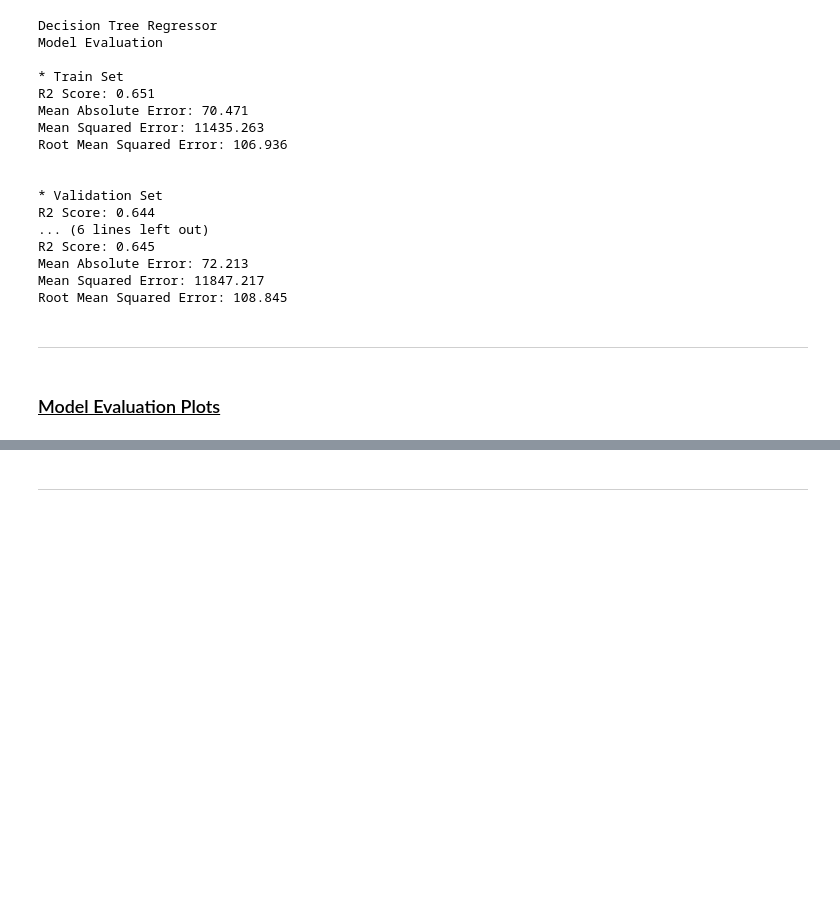
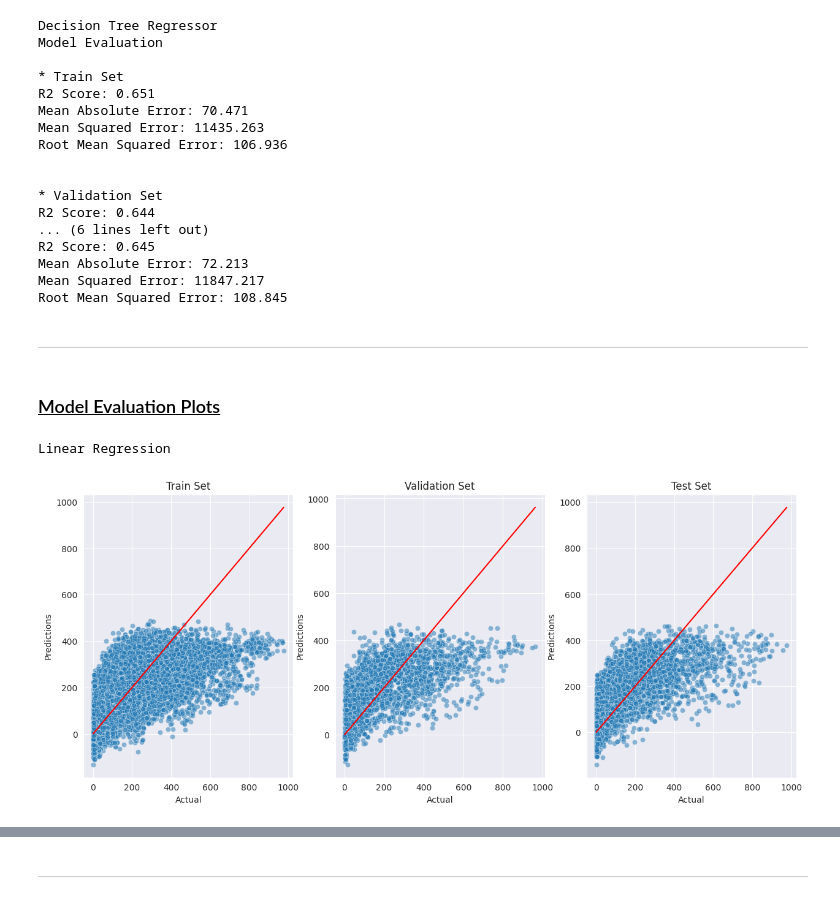
Before and after one commit to sadiam09/Beginner, a Jupyter notebook: Big_Data_Coursework/M32895_Big_Data_Applications.ipynb, the cells around one changed output, grey strips where cells are left out. Saved outputs shown, nothing was run; the diff lists cells and outputs as text; code cells hidden in the pictures; blank space fills up the shorter version.

Commit message:
Added evaluation plots for both models

```diff
--- a/Big_Data_Coursework/M32895_Big_Data_Applications.ipynb
+++ b/Big_Data_Coursework/M32895_Big_Data_Applications.ipynb
@@ -504,3 +504,42 @@ Root Mean Squared Error: 108.845
 ---
 # %% [markdown]
 ### <u>Model Evaluation Plots<u>
+# %%
+"""
+Plot model predictions against
+actual values for all three sets
+Lesson 6.2 and 8.1 used for guidance
+"""
+# function to plot actual vs predicted values for train, validation and test sets
+def regression_evaluation_plots(X_train, y_train, X_val, y_val, X_test, y_test, pipeline, alpha_scatter=0.5):
+    pred_train = pipeline.predict(X_train).reshape(-1) # predict on train set
+    pred_val = pipeline.predict(X_val).reshape(-1) # predict on validation set
+    pred_test = pipeline.predict(X_test).reshape(-1) # predict on test set
+    fig, axes = plt.subplots(nrows=1, ncols=3, figsize=(15, 6)) # create 3 side by side plots (https://matplotlib.org/stable/api/_as_gen/matplotlib.pyplot.subplots.html)
+
+    sns.scatterplot(x=y_train, y=pred_train, alpha=alpha_scatter, ax=axes[0]) # plot train set (https://www.geeksforgeeks.org/python/scatterplot-using-seaborn-in-python/)
+    sns.lineplot(x=y_train, y=y_train, color='red', ax=axes[0]) # plot perfect prediction line (https://seaborn.pydata.org/generated/seaborn.lineplot.html)
+    axes[0].set_xlabel("Actual") # x axis label
+    axes[0].set_ylabel("Predictions") # y axis label
+    axes[0].set_title("Train Set") # plot title
+
+    sns.scatterplot(x=y_val, y=pred_val, alpha=alpha_scatter, ax=axes[1]) # plot validation set
+    sns.lineplot(x=y_val, y=y_val, color='red', ax=axes[1]) # plot perfect prediction line
+    axes[1].set_xlabel("Actual")
+    axes[1].set_ylabel("Predictions")
+    axes[1].set_title("Validation Set")
+
+    sns.scatterplot(x=y_test, y=pred_test, alpha=alpha_scatter, ax=axes[2]) # plot test set
+    sns.lineplot(x=y_test, y=y_test, color='red', ax=axes[2]) # plot perfect prediction line
+    axes[2].set_xlabel("Actual")
+    axes[2].set_ylabel("Predictions")
+    axes[2].set_title("Test Set")
+
+    plt.show() # display plots
+# %%
+# plot evaluation for linear regression model
+print("Linear Regression")
+regression_evaluation_plots(X_train, y_train, X_val, y_val, X_test, y_test, model_lr)
+# %% [output]
+Linear Regression
+[figure, added]
```
Also changed, not shown: parts of 6 cells of this notebook.
